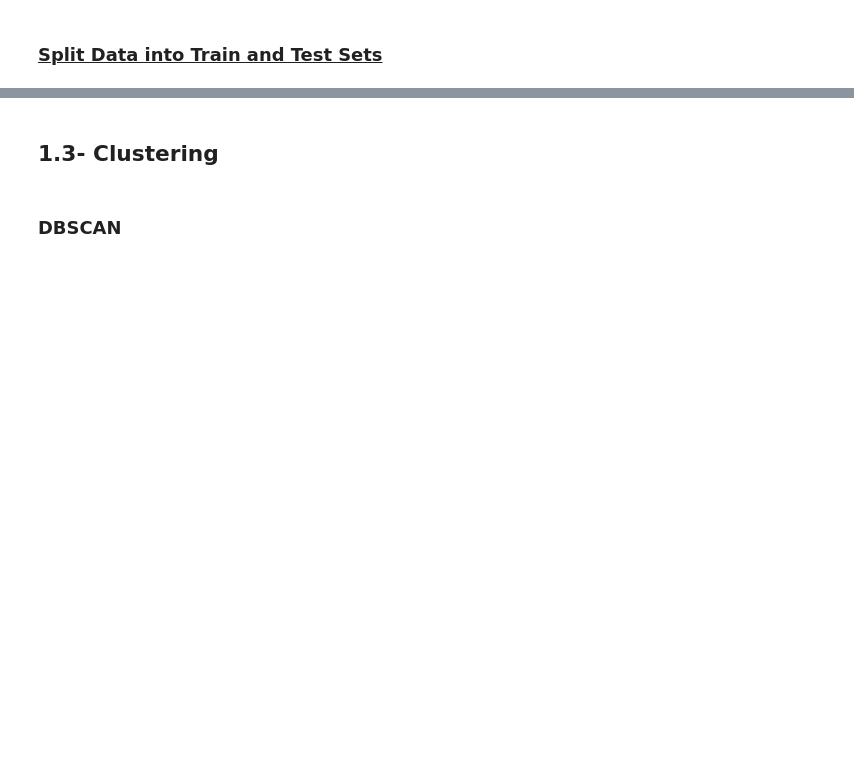
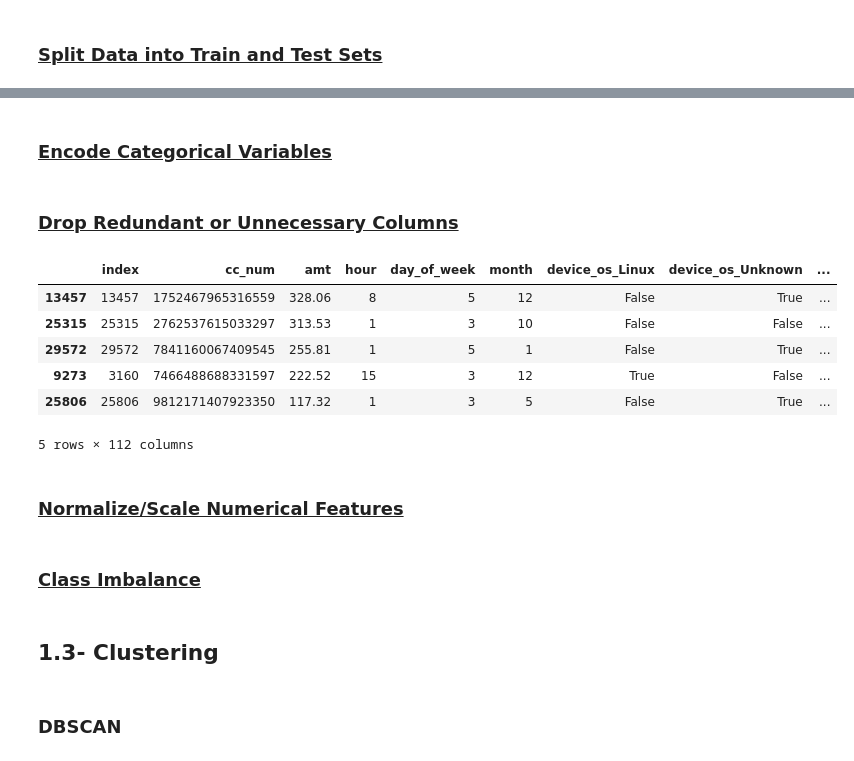
Before and after one commit to ricarim/Credit-Card-Fraud-Detection, a Jupyter notebook: report.ipynb, the cells around one changed output, grey strips where cells are left out. Cells and saved outputs as stored; diff of their text form; code cells hidden in the pictures; blank space fills up the shorter version.

```diff
--- a/report.ipynb
+++ b/report.ipynb
@@ -665,0 +595,3 @@ X_train, X_test, y_train, y_test = train_test_split(X, y, test_size=0.2, random_
+# %%
+X_train['device_os'] = X_train['device_os'].fillna('Unknown')
+X_test['device_os'] = X_test['device_os'].fillna('Unknown')
@@ -665,0 +638,23 @@ X_train, X_test, y_train, y_test = train_test_split(X, y, test_size=0.2, random_
+# %%
+# Convert unix_time to datetime
+X_train['datetime'] = pd.to_datetime(X_train['unix_time'], unit='s')
+
+# Extract hour, day of the week, and month
+X_train['hour'] = X_train['datetime'].dt.hour
+X_train['day_of_week'] = X_train['datetime'].dt.dayofweek  # 0=Monday, 6=Sunday
+X_train['month'] = X_train['datetime'].dt.month
+
+# Drop the intermediate 'datetime' column if not needed
+X_train.drop('datetime', axis=1, inplace=True)
+
+
+# Convert unix_time to datetime
+X_test['datetime'] = pd.to_datetime(X_test['unix_time'], unit='s')
+
+# Extract hour, day of the week, and month
+X_test['hour'] = X_test['datetime'].dt.hour
+X_test['day_of_week'] = X_test['datetime'].dt.dayofweek  # 0=Monday, 6=Sunday
+X_test['month'] = X_test['datetime'].dt.month
+
+# Drop the intermediate 'datetime' column if not needed
+X_test.drop('datetime', axis=1, inplace=True)
@@ -665,0 +674,28 @@ X_train, X_test, y_train, y_test = train_test_split(X, y, test_size=0.2, random_
+# %% [markdown]
+### <u>Encode Categorical Variables</u>
+# %%
+# One-hot encoding example
+X_train = pd.get_dummies(X_train, columns=['device_os','merchant'], drop_first=False)
+X_test = pd.get_dummies(X_test, columns=['device_os','merchant'], drop_first=False)
+# %% [markdown]
+### <u>Drop Redundant or Unnecessary Columns</u>
+# %%
+X_train.drop(['trans_num', 'unix_time', 'trans_date_trans_time','zip','first','last','gender','street','dob','state'
+                  ,'lat','long','merch_lat','merch_long','job','city','age','category','merchant_id'
+                  ,'city_pop','merchant_Unknown_Merchant'], axis=1, inplace=True)
+
+X_test.drop(['trans_num', 'unix_time', 'trans_date_trans_time','zip','first','last','gender','street','dob','state'
+                  ,'lat','long','merch_lat','merch_long','job','city','age','category','merchant_id'
+                  ,'city_pop','merchant_Unknown_Merchant'], axis=1, inplace=True)
+# %%
+X_train.head()
+# %% [output]
+|  | index | cc_num | amt | hour | day_of_week | month | device_os_Linux | device_os_Unknown | ... |
+| 13457 | 13457 | 1752467965316559 | 328.06 | 8 | 5 | 12 | False | True | ... |
+| 25315 | 25315 | 2762537615033297 | 313.53 | 1 | 3 | 10 | False | False | ... |
+| 29572 | 29572 | 7841160067409545 | 255.81 | 1 | 5 | 1 | False | True | ... |
+| 9273 | 3160 | 7466488688331597 | 222.52 | 15 | 3 | 12 | True | False | ... |
+| 25806 | 25806 | 9812171407923350 | 117.32 | 1 | 3 | 5 | False | True | ... |
+5 rows × 112 columns
+# %% [markdown]
+### <u>Normalize/Scale Numerical Features</u>
@@ -665,0 +706,2 @@ X_train, X_test, y_train, y_test = train_test_split(X, y, test_size=0.2, random_
+# %% [markdown]
+### <u>Class Imbalance</u>
```
Also changed, not shown: parts of 81 cells of this notebook, 16 other files.
